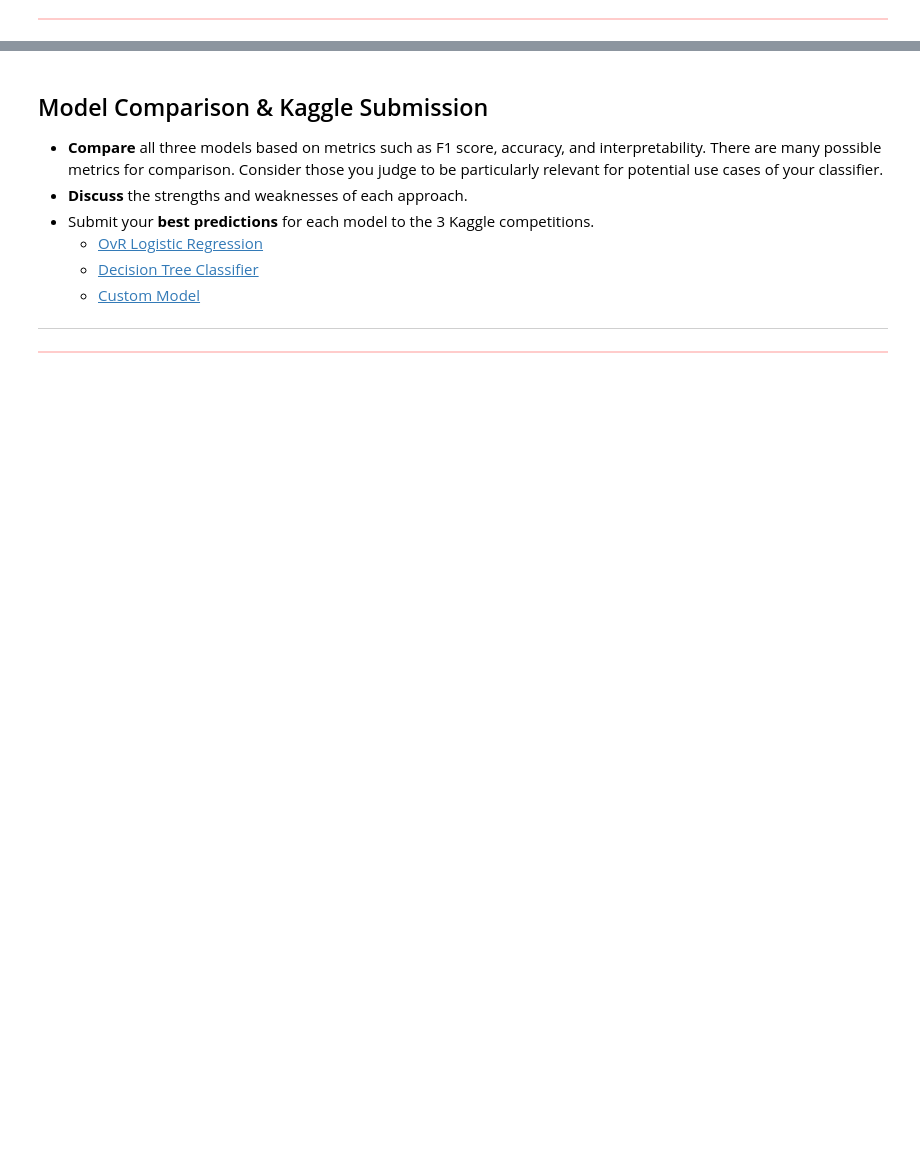
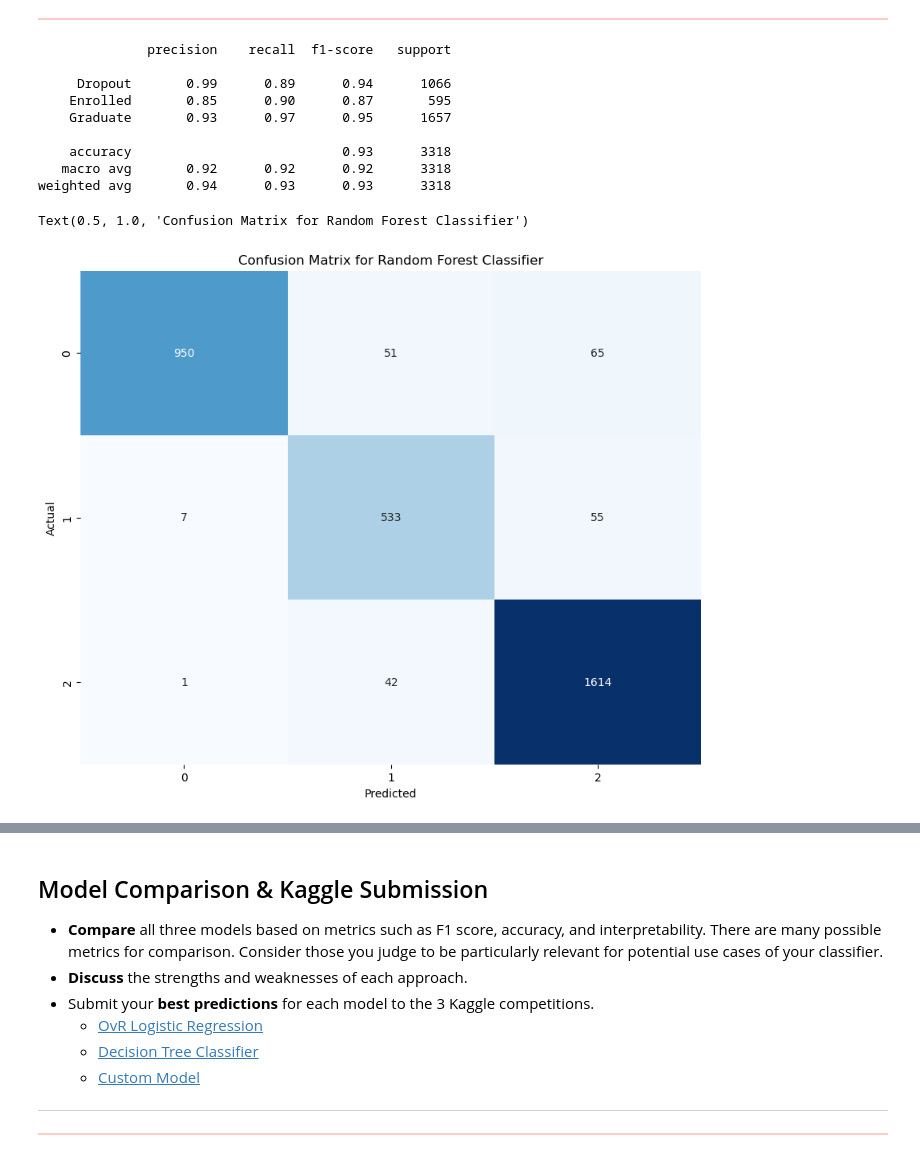
Before and after one commit to julienberman/CS-109a, a Jupyter notebook: psets/cs1090a_hw5/cs1090a_hw5.ipynb, the cells around one changed output, grey strips where cells are left out. Drawn from its saved outputs; the diff is of its cells as text; code cells hidden in the pictures; blank space fills up the shorter version.

```diff
--- a/psets/cs1090a_hw5/cs1090a_hw5.ipynb
+++ b/psets/cs1090a_hw5/cs1090a_hw5.ipynb
@@ -957,2 +1299,33 @@ _Type your answer here, replacing this text._
 # %% [markdown]
 <div class="highlight-box" style="border: 1px solid #ffcccb; background-color: #ffcccb; height: 5px;"></div>
+# %%
+# get classification report
+y_pred = model.predict(X_train)
+
+print(classification_report(y_train, y_pred))
+
+# confusion matrix
+conf_matrix = confusion_matrix(y_train, y_pred)
+
+# plot confusion matrix
+plt.figure(figsize=(10, 8))
+
+sns.heatmap(conf_matrix, annot=True, fmt='d', cmap='Blues', cbar=False)
+
+plt.xlabel('Predicted')
+
+plt.ylabel('Actual')
+
+plt.title('Confusion Matrix for Random Forest Classifier')
+# %% [output]
+              precision    recall  f1-score   support
+
+     Dropout       0.99      0.89      0.94      1066
+    Enrolled       0.85      0.90      0.87       595
+    Graduate       0.93      0.97      0.95      1657
+
+    accuracy                           0.93      3318
+   macro avg       0.92      0.92      0.92      3318
+weighted avg       0.94      0.93      0.93      3318
+Text(0.5, 1.0, 'Confusion Matrix for Random Forest Classifier')
+[figure, added]
```
Also changed, not shown: parts of 40 cells of this notebook, 3 other files.
